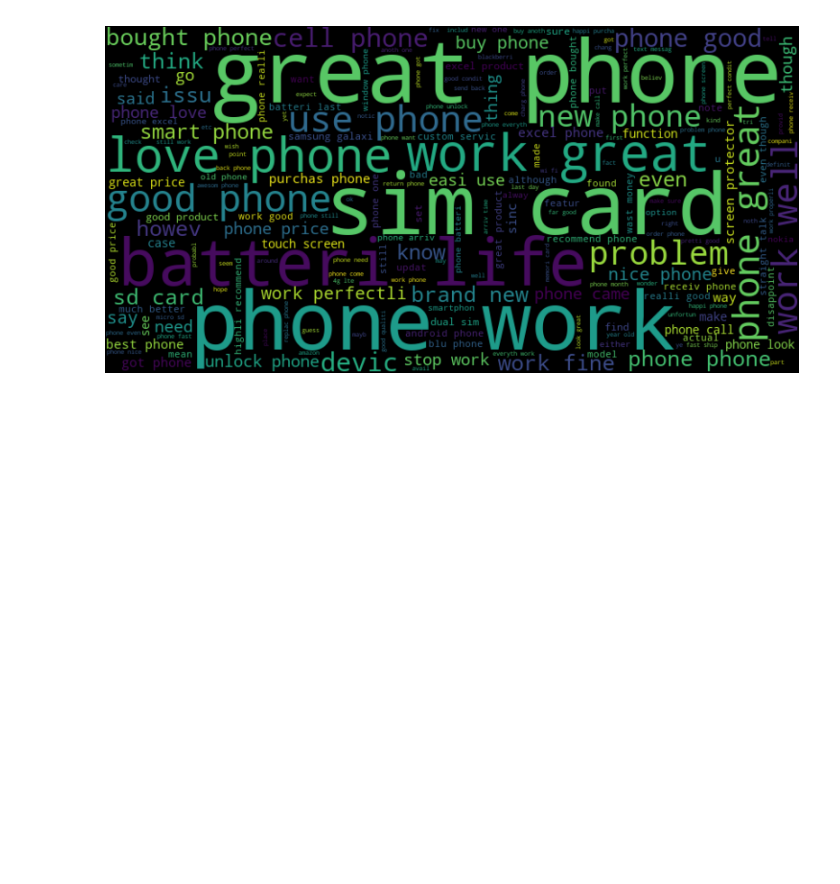
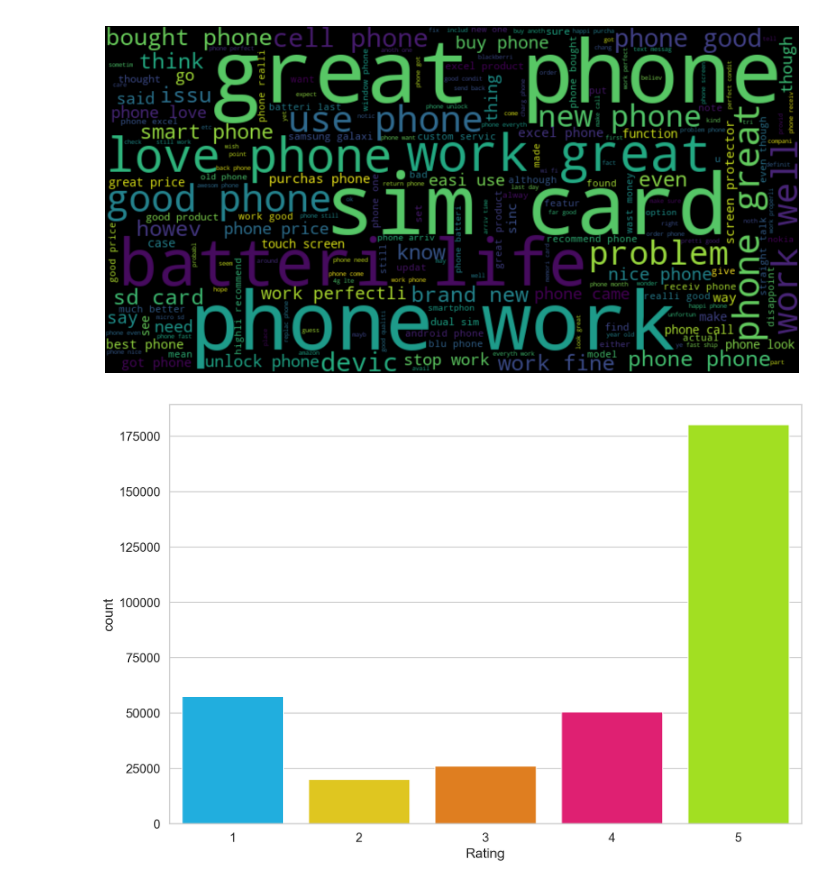
Before and after one commit to bhallimk/Capstone_Project_2024, a Jupyter notebook: Capstone_Project.ipynb, the cells around one changed output. Cells and saved outputs as stored; diff of their text form; code cells hidden in the pictures; blank space fills up the shorter version.

```diff
--- a/Capstone_Project.ipynb
+++ b/Capstone_Project.ipynb
@@ -267,3 +294,6 @@ df['Filtered_Reviews'] = df['Tokenized_Reviews'].apply(lambda x: [word for word
 # Stemming
 ps = PorterStemmer()
 df['Stemmed_Reviews'] = df['Filtered_Reviews'].apply(lambda x: [ps.stem(word) for word in x])
+# %%
+# Convert ratings to sentiment labels (e.g., positive, neutral, negative)
+df['Sentiment'] = pd.cut(df['Rating'], bins=[0, 2.5, 3.5, 5], labels=['negative', 'neutral', 'positive'])
@@ -331,3 +352,9 @@ plt.axis('off')
 plt.show()
 # %% [output]
 [figure]
+# %%
+# Let's have a look at the class balance.
+sns.countplot(df.Rating)
+plt.xlabel('Rating');
+# %% [output]
+[figure, added]
```
Also changed, not shown: parts of 8 cells of this notebook.
